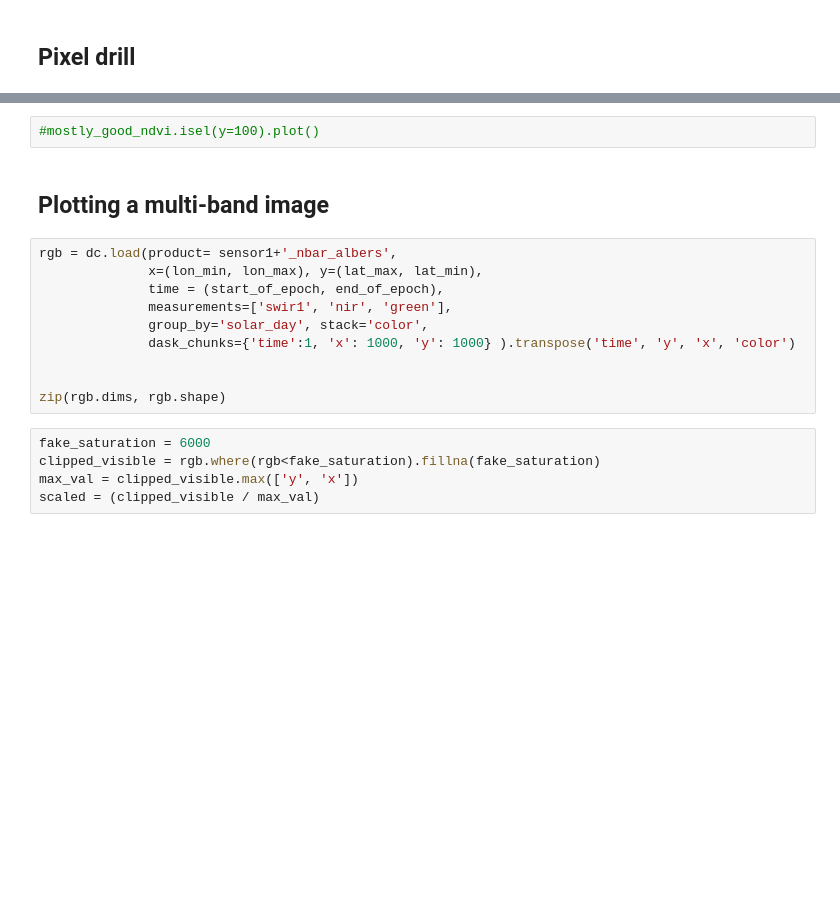
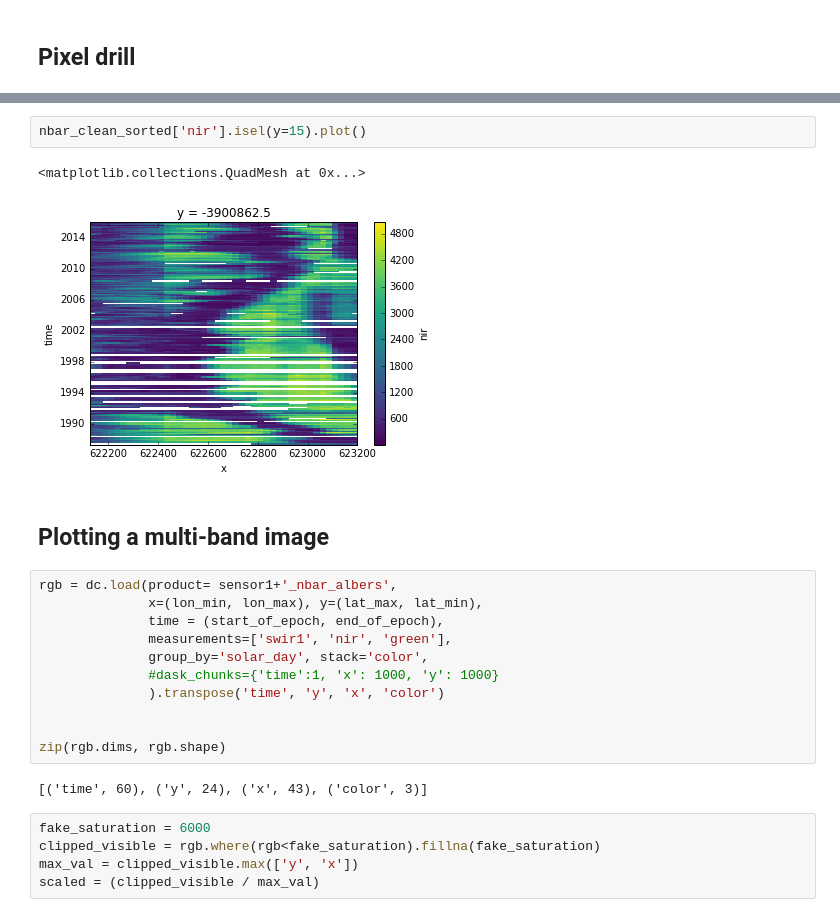
Before and after one commit to llymburn/JupyterNotebooks, a Jupyter notebook: Datacube_multi-sensors-fulldepth-time.ipynb, the cells around one changed output, grey strips where cells are left out. Cells and saved outputs as stored; diff of their text form; blank space fills up the shorter version.

```diff
--- a/Datacube_multi-sensors-fulldepth-time.ipynb
+++ b/Datacube_multi-sensors-fulldepth-time.ipynb
@@ -298,5 +222,8 @@ ndvi_fmask.isel(x=[10], y=[10]).plot()
 # %%
-#mostly_good_ndvi.isel(y=100).plot()
+nbar_clean_sorted['nir'].isel(y=15).plot()
+# %% [output]
+<matplotlib.collections.QuadMesh at 0x...>
+[figure, added]
 # %% [markdown]
 ## Plotting a multi-band image
 # %%
@@ -305,10 +232,13 @@ rgb = dc.load(product= sensor1+'_nbar_albers',
               time = (start_of_epoch, end_of_epoch),
               measurements=['swir1', 'nir', 'green'],
               group_by='solar_day', stack='color',
-              dask_chunks={'time':1, 'x': 1000, 'y': 1000} ).transpose('time', 'y', 'x', 'color')
+              #dask_chunks={'time':1, 'x': 1000, 'y': 1000}
+              ).transpose('time', 'y', 'x', 'color')
 
 
 zip(rgb.dims, rgb.shape)
+# %% [output]
+[('time', 60), ('y', 24), ('x', 43), ('color', 3)]
 # %%
 fake_saturation = 6000
 clipped_visible = rgb.where(rgb<fake_saturation).fillna(fake_saturation)
```
Also changed, not shown: parts of 31 cells of this notebook.
